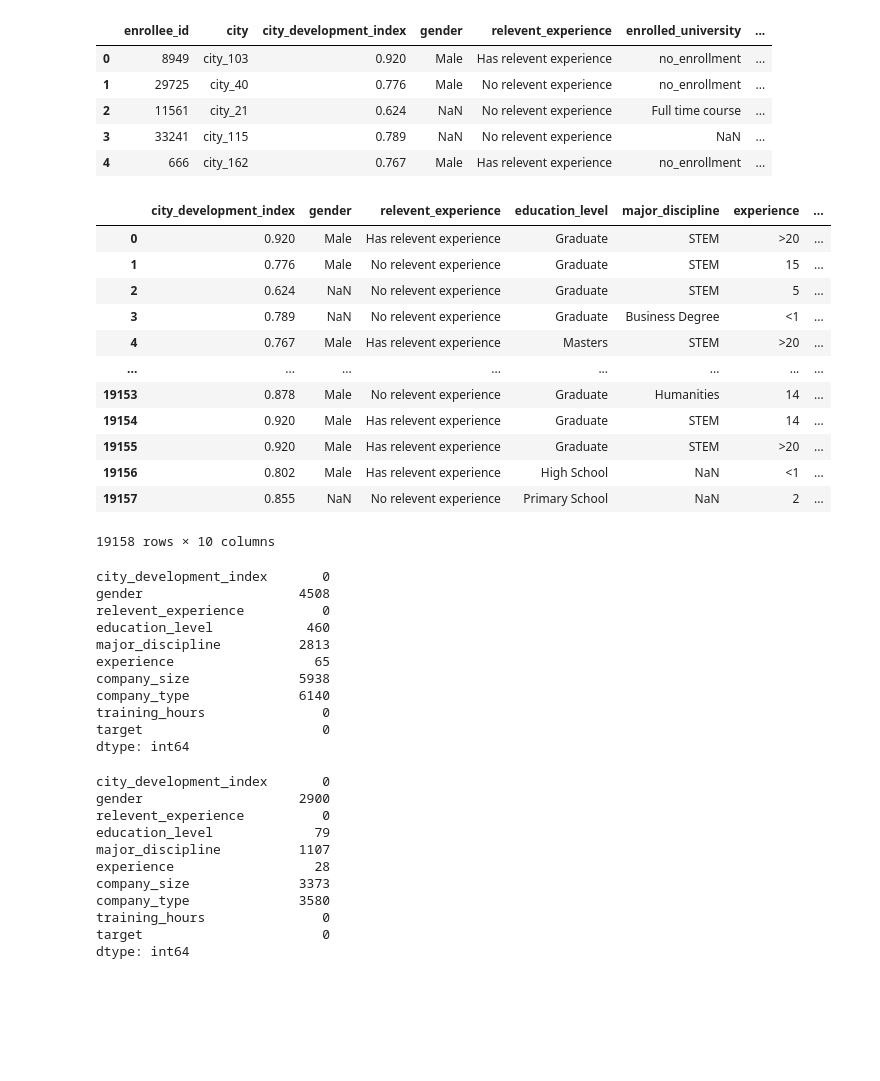
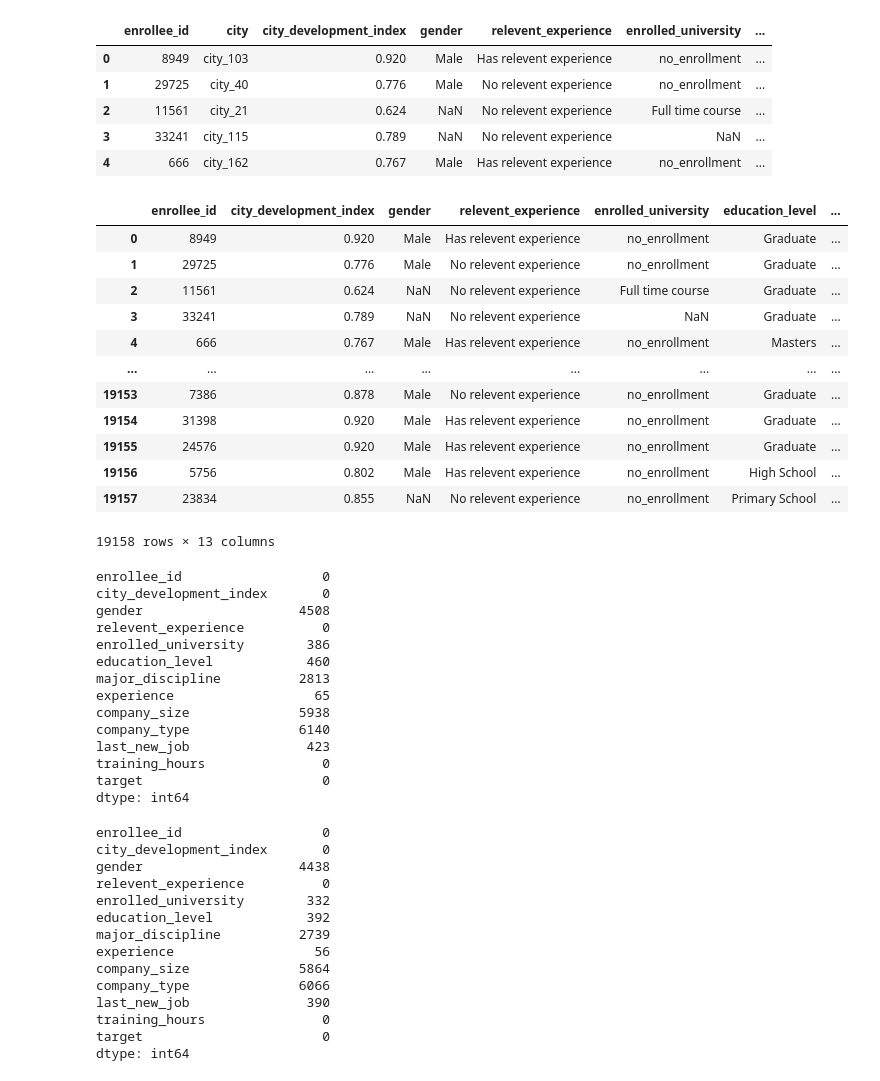
Before and after one commit to bheitshu/Final-Project, a Jupyter notebook: Data_clean.ipynb, the cells around one changed output. Drawn from its saved outputs; the diff is of its cells as text; code cells hidden in the pictures; blank space fills up the shorter version.

```diff
--- a/Data_clean.ipynb
+++ b/Data_clean.ipynb
@@ -18,35 +18,38 @@ data_df.head()
 | 4 | 666 | city_162 | 0.767 | Male | Has relevent experience | no_enrollment | ... |
 # %%
 # Drop the non-beneficial ID columns, 'enrollee_id' and 'city'.
-data_df=data_df.drop(columns=["enrollee_id","city","last_new_job","enrolled_university"])
+data_df=data_df.drop(columns=["city"])
 data_df
 # %% [output]
-|  | city_development_index | gender | relevent_experience | education_level | major_discipline | experience | ... |
-| 0 | 0.920 | Male | Has relevent experience | Graduate | STEM | >20 | ... |
-| 1 | 0.776 | Male | No relevent experience | Graduate | STEM | 15 | ... |
-| 2 | 0.624 | NaN | No relevent experience | Graduate | STEM | 5 | ... |
-| 3 | 0.789 | NaN | No relevent experience | Graduate | Business Degree | <1 | ... |
-| 4 | 0.767 | Male | Has relevent experience | Masters | STEM | >20 | ... |
+|  | enrollee_id | city_development_index | gender | relevent_experience | enrolled_university | education_level | ... |
+| 0 | 8949 | 0.920 | Male | Has relevent experience | no_enrollment | Graduate | ... |
+| 1 | 29725 | 0.776 | Male | No relevent experience | no_enrollment | Graduate | ... |
+| 2 | 11561 | 0.624 | NaN | No relevent experience | Full time course | Graduate | ... |
+| 3 | 33241 | 0.789 | NaN | No relevent experience | NaN | Graduate | ... |
+| 4 | 666 | 0.767 | Male | Has relevent experience | no_enrollment | Masters | ... |
 | ... | ... | ... | ... | ... | ... | ... | ... |
-| 19153 | 0.878 | Male | No relevent experience | Graduate | Humanities | 14 | ... |
-| 19154 | 0.920 | Male | Has relevent experience | Graduate | STEM | 14 | ... |
-| 19155 | 0.920 | Male | Has relevent experience | Graduate | STEM | >20 | ... |
-| 19156 | 0.802 | Male | Has relevent experience | High School | NaN | <1 | ... |
-| 19157 | 0.855 | NaN | No relevent experience | Primary School | NaN | 2 | ... |
+| 19153 | 7386 | 0.878 | Male | No relevent experience | no_enrollment | Graduate | ... |
+| 19154 | 31398 | 0.920 | Male | Has relevent experience | no_enrollment | Graduate | ... |
+| 19155 | 24576 | 0.920 | Male | Has relevent experience | no_enrollment | Graduate | ... |
+| 19156 | 5756 | 0.802 | Male | Has relevent experience | no_enrollment | High School | ... |
+| 19157 | 23834 | 0.855 | NaN | No relevent experience | no_enrollment | Primary School | ... |
-19158 rows × 10 columns
+19158 rows × 13 columns
 # %%
 # Check the number of null values in data_df
 data_df.isnull().sum()   # we could have two solutions: we can either drop all the null values or drop the entire columns/features,
                           # it depends on how important the features are
 # %% [output]
+enrollee_id                  0
 city_development_index       0
 gender                    4508
 relevent_experience          0
+enrolled_university        386
 education_level            460
 major_discipline          2813
 experience                  65
 company_size              5938
 company_type              6140
+last_new_job               423
 training_hours               0
 target                       0
 dtype: int64
@@ -55,14 +58,17 @@ dtype: int64
 data_clean_df=data_df.dropna(thresh=8)
 data_clean_df.isnull().sum()
 # %% [output]
+enrollee_id                  0
 city_development_index       0
-gender                    2900
+gender                    4438
 relevent_experience          0
-education_level             79
-major_discipline          1107
-experience                  28
-company_size              3373
-company_type              3580
+enrolled_university        332
+education_level            392
+major_discipline          2739
+experience                  56
+company_size              5864
+company_type              6066
+last_new_job               390
 training_hours               0
 target                       0
 dtype: int64
```
Also changed, not shown: parts of 30 cells of this notebook.
